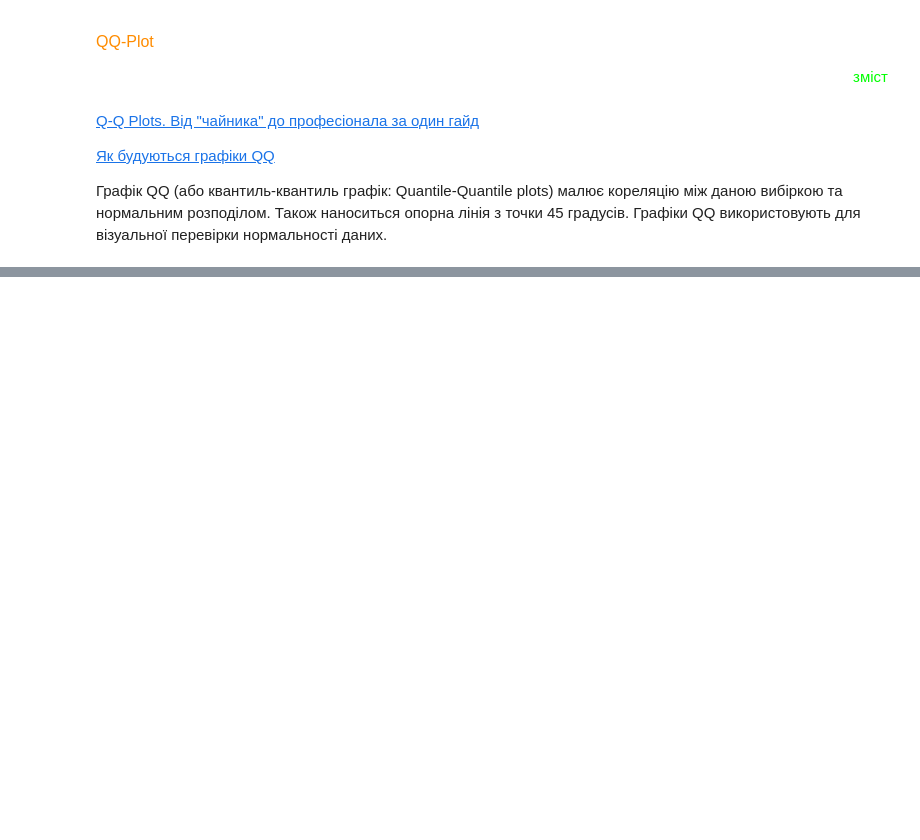
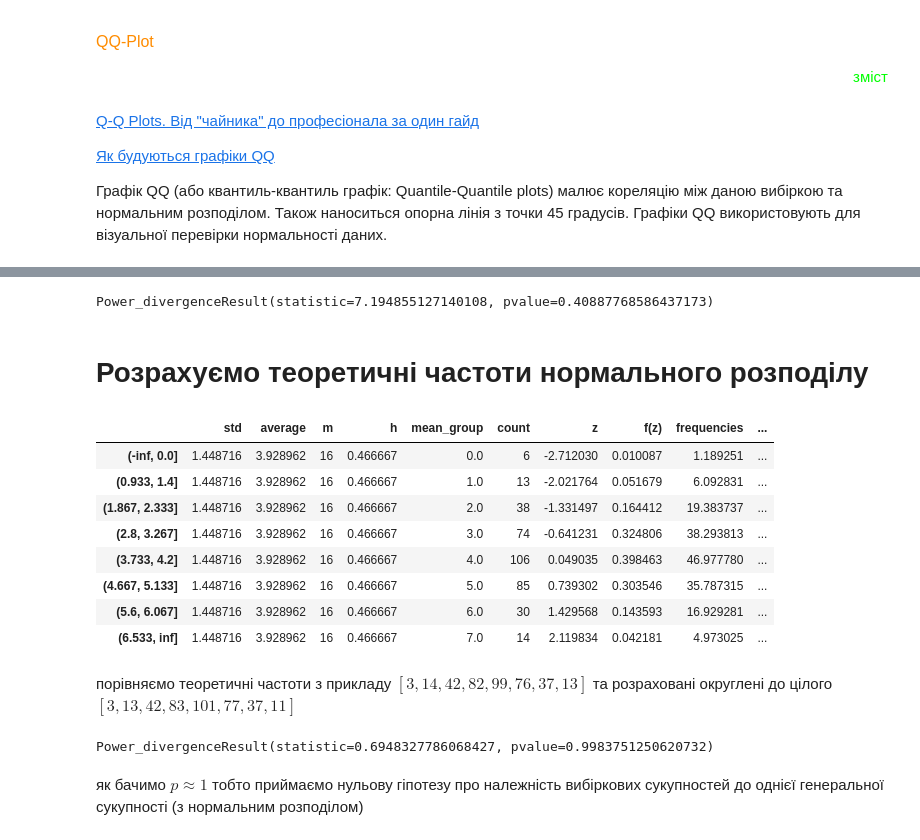
Before and after one commit to pruhlo/data-science-notes, a Jupyter notebook: Checking the distribution.ipynb, the cells around one changed output, grey strips where cells are left out. Saved outputs shown, nothing was run; the diff lists cells and outputs as text; code cells hidden in the pictures; blank space fills up the shorter version.

```diff
--- a/Checking the distribution.ipynb
+++ b/Checking the distribution.ipynb
@@ -234,0 +216,6 @@ MannwhitneyuResult(statistic=1102.0, pvalue=0.3092302962615101)
+# %%
+chisquare([6, 13, 38, 74, 106, 85, 30, 14], f_exp=[3, 14, 42, 82, 99, 76, 37, 13])
+# %% [output]
+Power_divergenceResult(statistic=7.194855127140108, pvalue=0.40887768586437173)
+# %% [markdown]
+# Розрахуємо теоретичні частоти нормального розподілу
@@ -234,0 +324,18 @@ MannwhitneyuResult(statistic=1102.0, pvalue=0.3092302962615101)
+# %%
+observed_freq = [6, 13, 38, 74, 106, 85, 30, 14]
+array = np.repeat(range(len(observed_freq)), observed_freq) # сгенеруємо сукупність с експериментальними частотами
+FDN = FrequencyDistributionNormal(array)
+df = FDN.get_summary_dataframe()
+df
+# %% [output]
+|  | std | average | m | h | mean_group | count | z | f(z) | frequencies | ... |
+| (-inf, 0.0] | 1.448716 | 3.928962 | 16 | 0.466667 | 0.0 | 6 | -2.712030 | 0.010087 | 1.189251 | ... |
+| (0.933, 1.4] | 1.448716 | 3.928962 | 16 | 0.466667 | 1.0 | 13 | -2.021764 | 0.051679 | 6.092831 | ... |
+| (1.867, 2.333] | 1.448716 | 3.928962 | 16 | 0.466667 | 2.0 | 38 | -1.331497 | 0.164412 | 19.383737 | ... |
+| (2.8, 3.267] | 1.448716 | 3.928962 | 16 | 0.466667 | 3.0 | 74 | -0.641231 | 0.324806 | 38.293813 | ... |
+| (3.733, 4.2] | 1.448716 | 3.928962 | 16 | 0.466667 | 4.0 | 106 | 0.049035 | 0.398463 | 46.977780 | ... |
+| (4.667, 5.133] | 1.448716 | 3.928962 | 16 | 0.466667 | 5.0 | 85 | 0.739302 | 0.303546 | 35.787315 | ... |
+| (5.6, 6.067] | 1.448716 | 3.928962 | 16 | 0.466667 | 6.0 | 30 | 1.429568 | 0.143593 | 16.929281 | ... |
+| (6.533, inf] | 1.448716 | 3.928962 | 16 | 0.466667 | 7.0 | 14 | 2.119834 | 0.042181 | 4.973025 | ... |
+# %% [markdown]
+порівняємо теоретичні частоти з прикладу $[3, 14, 42, 82, 99, 76, 37, 13]$ та розраховані округлені до цілого $[3, 13, 42, 83, 101, 77, 37, 11]$
@@ -234,0 +344,6 @@ MannwhitneyuResult(statistic=1102.0, pvalue=0.3092302962615101)
+# %%
+chisquare(theor_freq_from_examp, f_exp=df['corrected_frequency'])
+# %% [output]
+Power_divergenceResult(statistic=0.6948327786068427, pvalue=0.9983751250620732)
+# %% [markdown]
+як бачимо $p \approx 1 $ тобто приймаємо нульову гіпотезу про належність вибіркових сукупностей до однієї генеральної сукупності (з нормальним розподілом)
```
Also changed, not shown: parts of 11 cells of this notebook.
